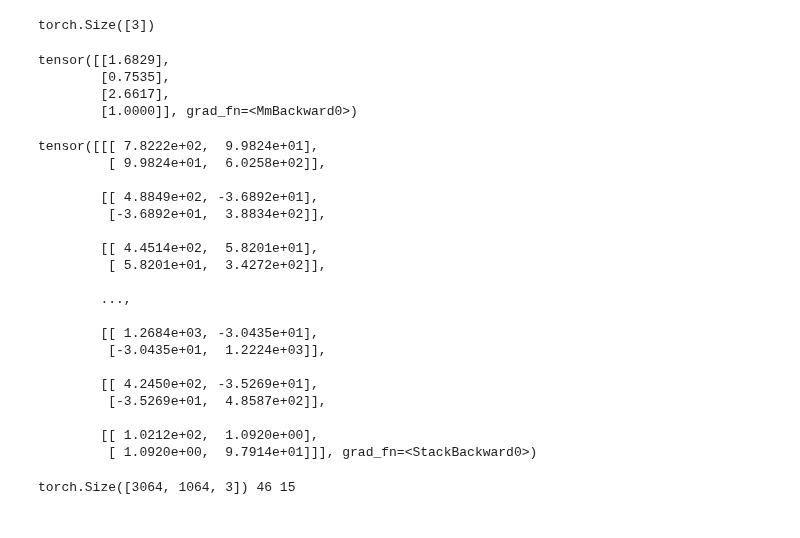
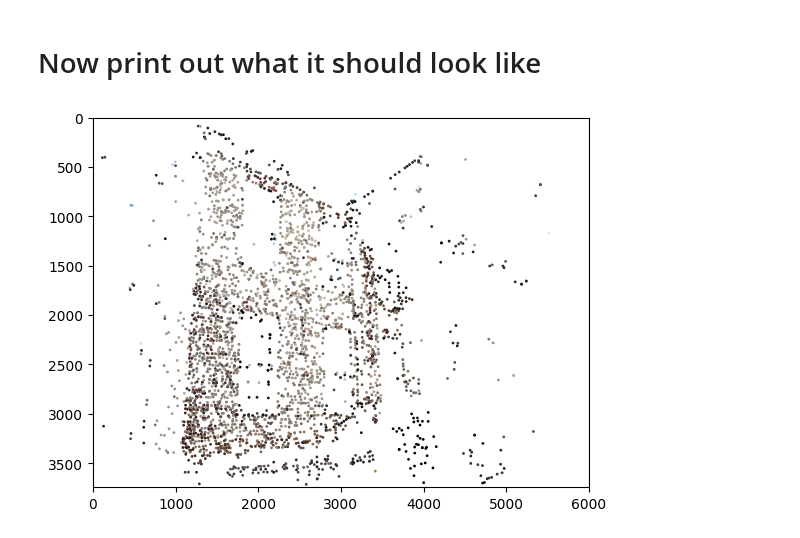
Before and after one commit to dcaustin33/intro_to_gaussian_splatting, a Jupyter notebook: test.ipynb, the cells around one changed output. Saved outputs shown, nothing was run; the diff lists cells and outputs as text; code cells hidden in the pictures.

```diff
--- a/test.ipynb
+++ b/test.ipynb
@@ -117,47 +60,11 @@ tensor([[-2914.3435,     0.0000,  3142.5115],
-# %%
-W.shape
-# %% [output]
-torch.Size([3])
-# %%
-points_in_camera_coords
-# %% [output]
-tensor([[1.6829],
-        [0.7535],
-        [2.6617],
-        [1.0000]], grad_fn=<MmBackward0>)
-# %%
-covariances
-# %% [output]
-tensor([[[ 7.8222e+02,  9.9824e+01],
-         [ 9.9824e+01,  6.0258e+02]],
-
-        [[ 4.8849e+02, -3.6892e+01],
-         [-3.6892e+01,  3.8834e+02]],
-
-        [[ 4.4514e+02,  5.8201e+01],
-         [ 5.8201e+01,  3.4272e+02]],
-
-        ...,
-
-        [[ 1.2684e+03, -3.0435e+01],
-         [-3.0435e+01,  1.2224e+03]],
-
-        [[ 4.2450e+02, -3.5269e+01],
-         [-3.5269e+01,  4.8587e+02]],
-
-        [[ 1.0212e+02,  1.0920e+00],
-         [ 1.0920e+00,  9.7914e+01]]], grad_fn=<StackBackward0>)
-# %%
-import torch
-
-with torch.no_grad():
-    output_scene = scene.render_scene(
-        projected_points=points,
-        projected_covariances=covariances,
-        z_component=z,
-        height = 1000,
-        width = 3000,
-        tile_size=64
-    )
-# %% [output]
-torch.Size([3064, 1064, 3]) 46 15
+# %% [markdown]
+# Now print out what it should look like
+# %%
+import matplotlib.pyplot as plt
+
+plt.scatter(points2d[:, 0], points2d[:, 1], c=colors2d / 256, s=1)
+plt.xlim(0, 6000)
+plt.ylim(0, 3744)
+plt.gca().invert_yaxis()
+# %% [output]
+[figure, added]
```
Also changed, not shown: parts of 20 cells of this notebook, 27 other files.
